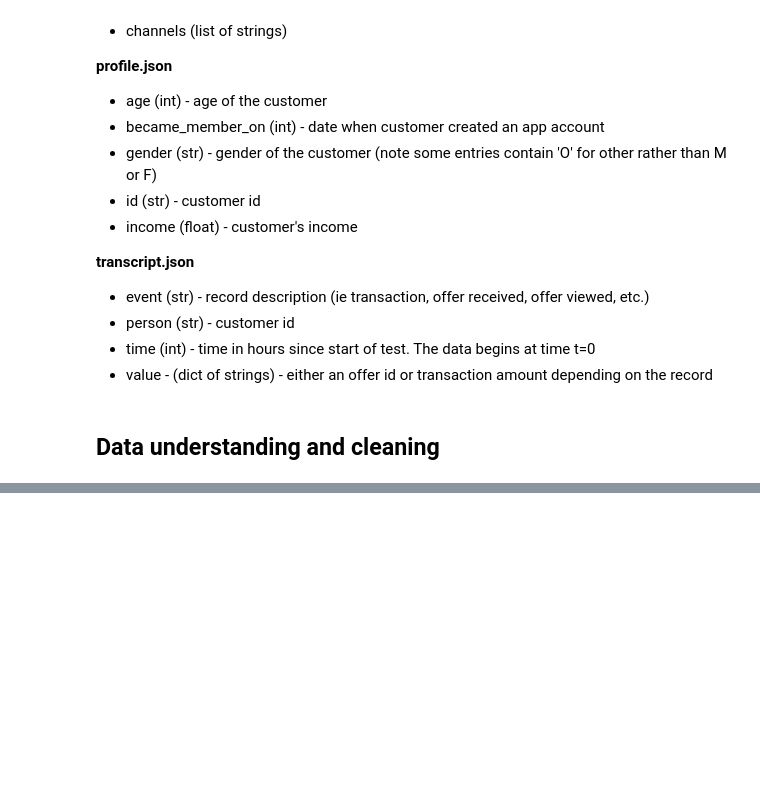
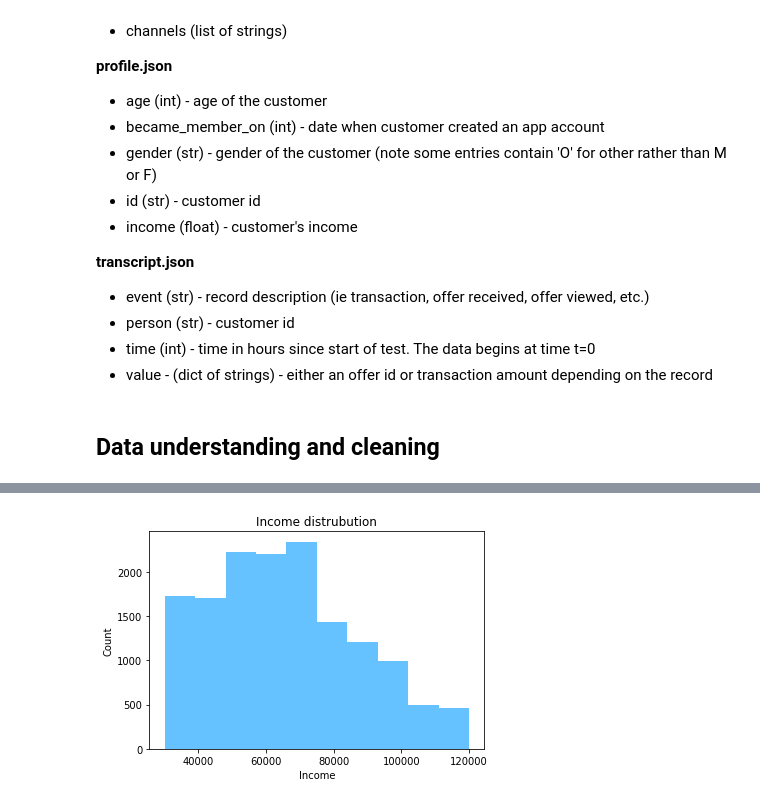
Before and after one commit to amitborkar98/Starbucks-capstone, a Jupyter notebook: Starbucks_Capstone_notebook.ipynb, the cells around one changed output, grey strips where cells are left out. Saved outputs shown, nothing was run; the diff lists cells and outputs as text; code cells hidden in the pictures; blank space fills up the shorter version.

```diff
--- a/Starbucks_Capstone_notebook.ipynb
+++ b/Starbucks_Capstone_notebook.ipynb
@@ -115,0 +168,8 @@ portfolio
+# %%
+# ploting the income distribution in the profile data
+plt.hist(data = profile , x='income',color = '#66c2ff')
+plt.title('Income distrubution');
+plt.xlabel('Income');
+plt.ylabel('Count');
+# %% [output]
+[figure, added]
```
Also changed, not shown: parts of 12 cells of this notebook.
